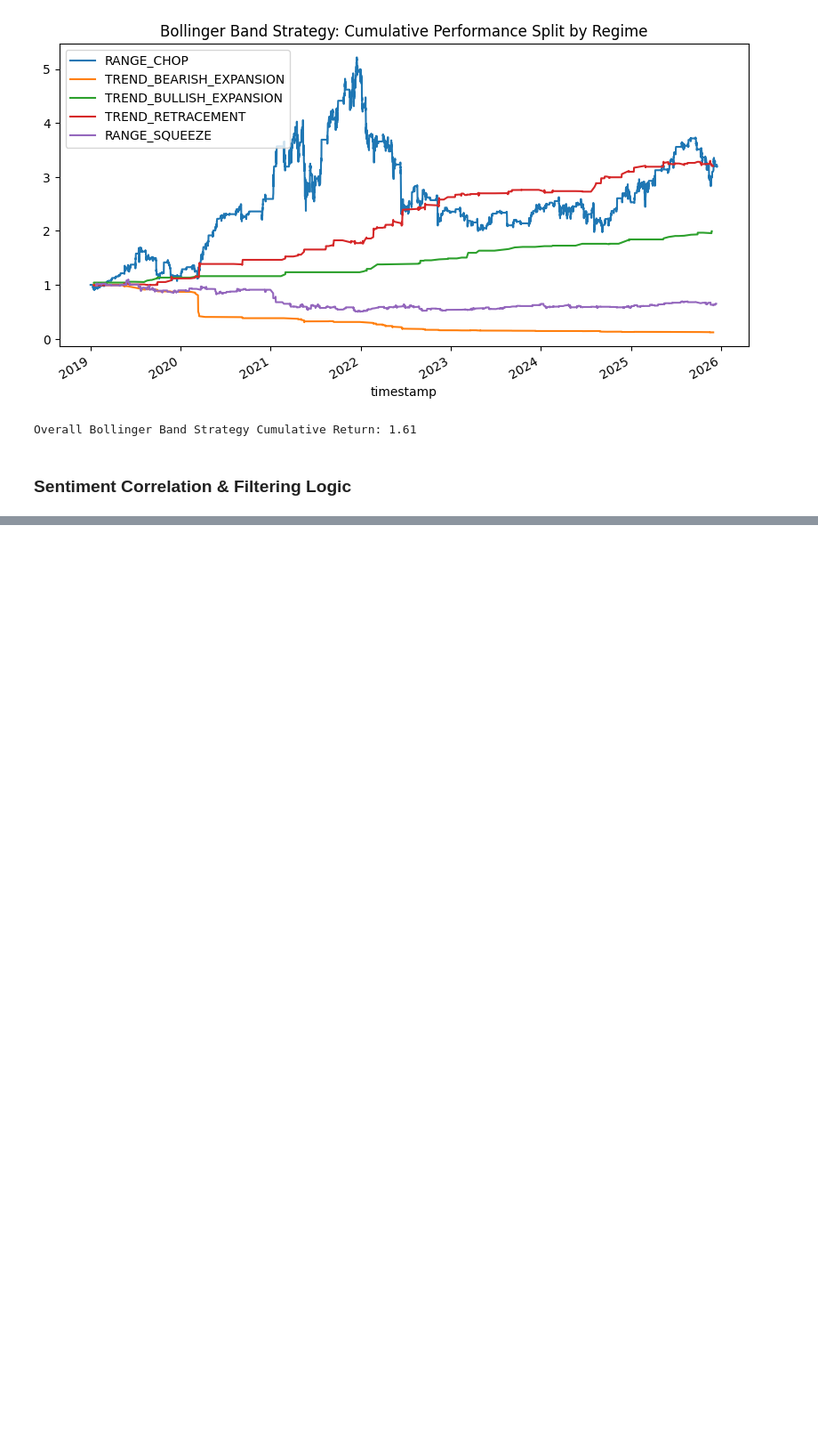
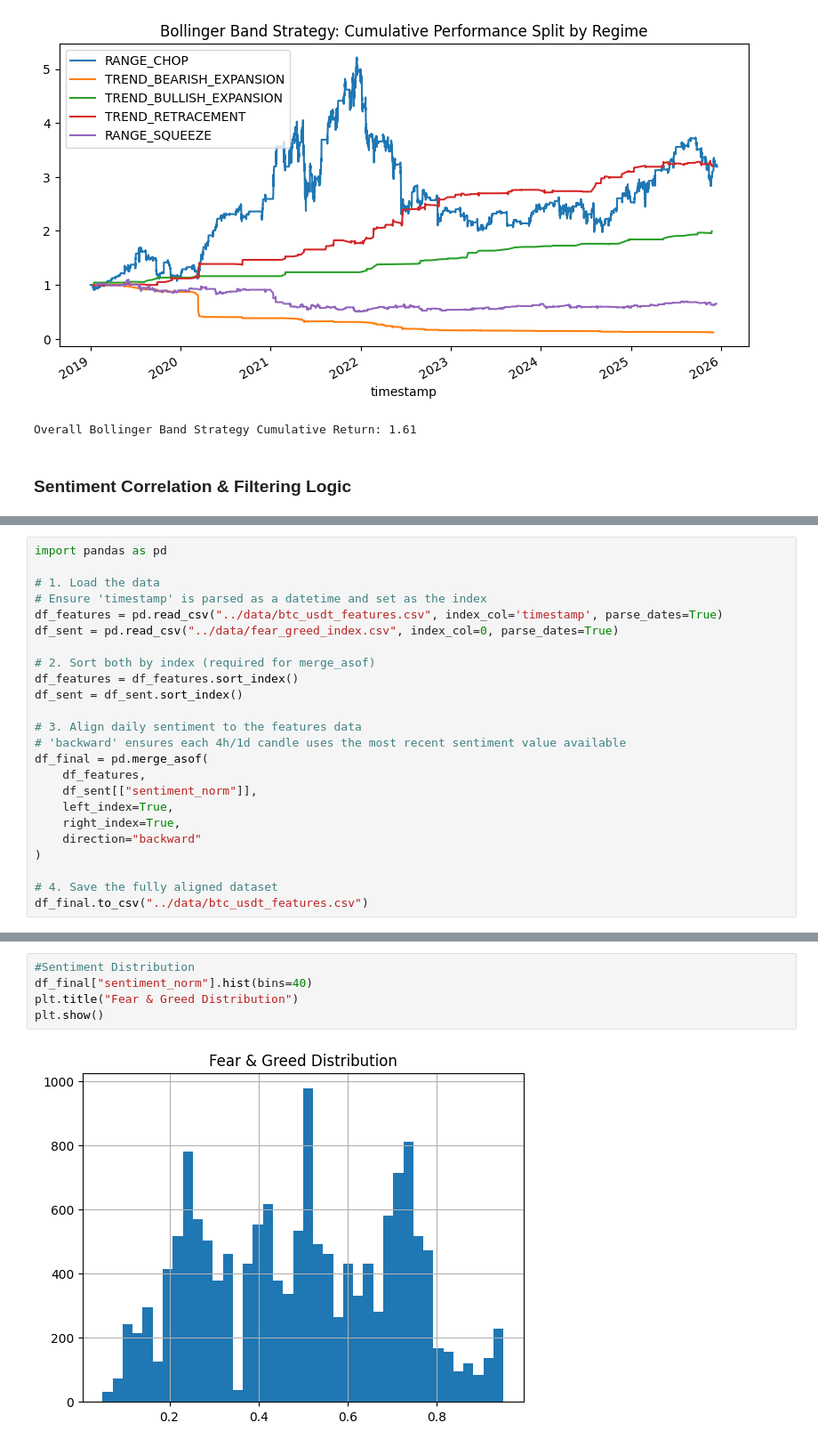
Before and after one commit to Katiehey/Crypto-Bot, a Jupyter notebook: notebooks/regime_analysis.ipynb, the cells around one changed output, grey strips where cells are left out. Shown: that part at 89% size. Cells and saved outputs as stored; diff of their text form; blank space fills up the shorter version.

Commit message:
Analyze sentiment correlation and define filtering rules in regime_analysis.ipynb

```diff
--- a/notebooks/regime_analysis.ipynb
+++ b/notebooks/regime_analysis.ipynb
@@ -509,0 +538,24 @@ Overall Bollinger Band Strategy Cumulative Return: 1.61
+# %%
+import pandas as pd
+
+# 1. Load the data
+# Ensure 'timestamp' is parsed as a datetime and set as the index
+df_features = pd.read_csv("../data/btc_usdt_features.csv", index_col='timestamp', parse_dates=True)
+df_sent = pd.read_csv("../data/fear_greed_index.csv", index_col=0, parse_dates=True)
+
+# 2. Sort both by index (required for merge_asof)
+df_features = df_features.sort_index()
+df_sent = df_sent.sort_index()
+
+# 3. Align daily sentiment to the features data
+# 'backward' ensures each 4h/1d candle uses the most recent sentiment value available
+df_final = pd.merge_asof(
+    df_features,
+    df_sent[["sentiment_norm"]],
+    left_index=True,
+    right_index=True,
+    direction="backward"
+)
+
+# 4. Save the fully aligned dataset
+df_final.to_csv("../data/btc_usdt_features.csv")
@@ -509,0 +579,7 @@ Overall Bollinger Band Strategy Cumulative Return: 1.61
+# %%
+#Sentiment Distribution
+df_final["sentiment_norm"].hist(bins=40)
+plt.title("Fear & Greed Distribution")
+plt.show()
+# %% [output]
+[figure, added]
```
Also changed, not shown: parts of 10 cells of this notebook, 1 other file.
